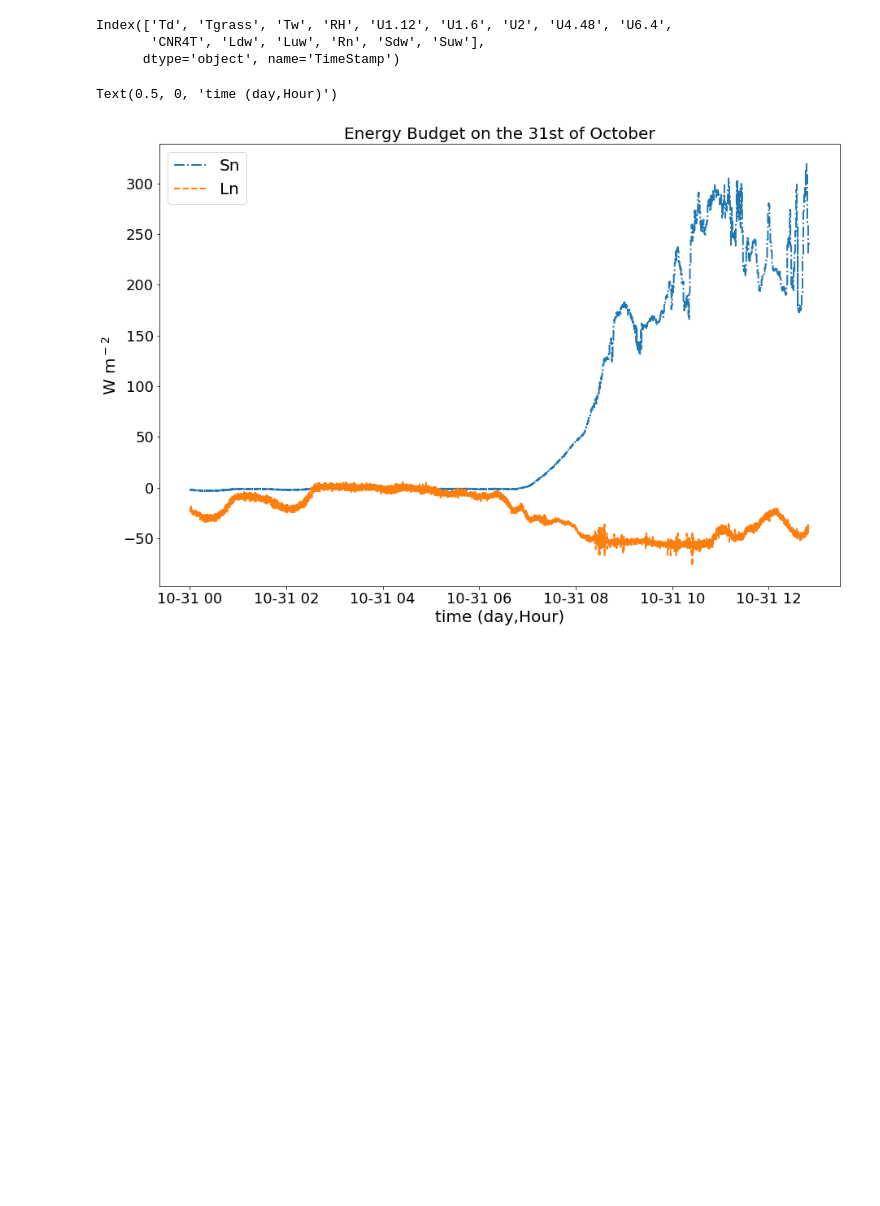
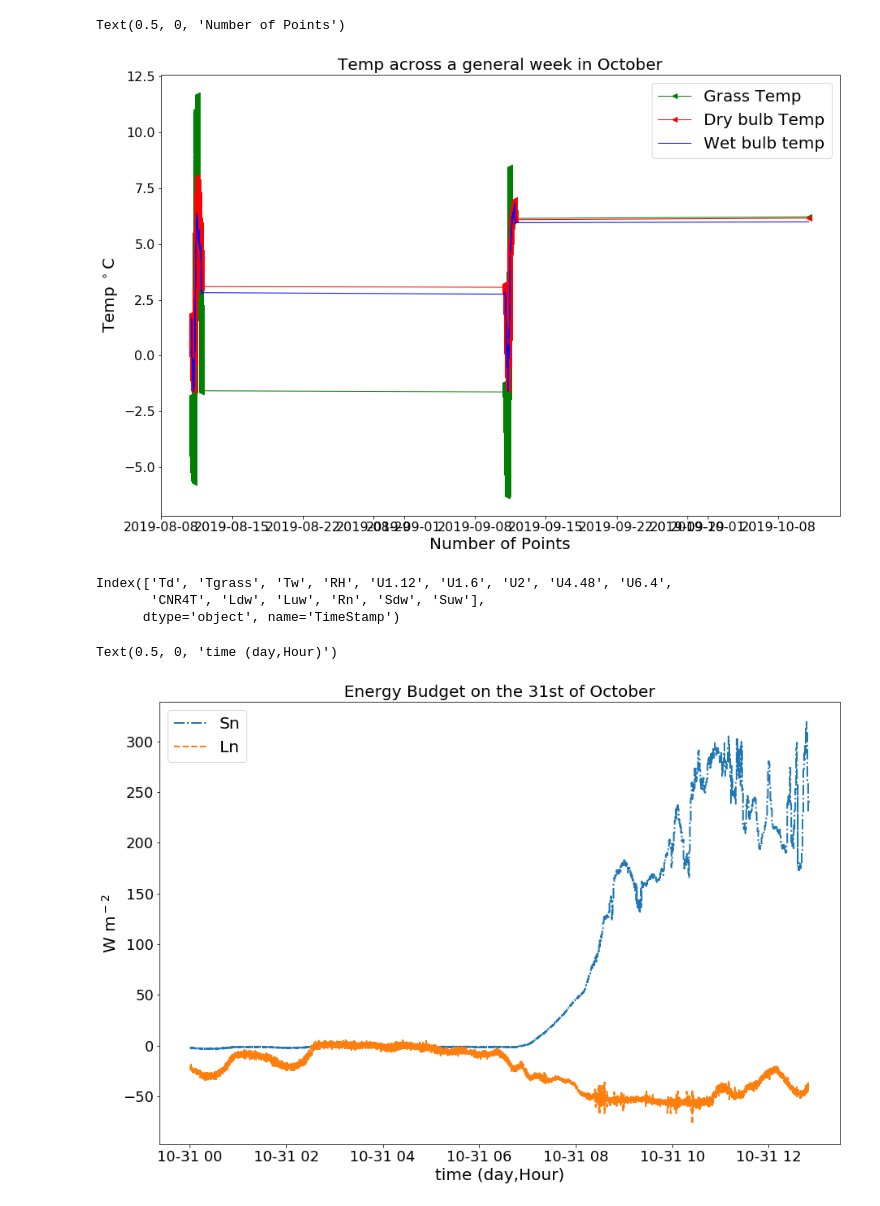
Before and after one commit to IsabelSmith1998/Assignment-Two--25002661, a Jupyter notebook: Assignmnet two.ipynb, the cells around one changed output. Drawn from its saved outputs; the diff is of its cells as text; code cells hidden in the pictures; blank space fills up the shorter version.

```diff
--- a/Assignmnet two.ipynb
+++ b/Assignmnet two.ipynb
@@ -12,3 +58,17 @@ list(Path().cwd().glob('*xlsx'))
+# %%
+plt.figure(num=1, figsize=(15,10))
+plt.plot(figsize=(15,200))
+plt.plot(df9.Tgrass,marker="<",label='Grass Temp',lw=1,color='green')
+plt.plot(df9.Td,marker ='<',label='Dry bulb Temp',lw=1, color='red')
+plt.plot(df9.Tw,"-" ,label='Wet bulb temp',lw=1, color='blue')
+plt.ylabel('Temp $^\circ$C',fontsize=20)
+plt.tick_params(labelsize= 16)
+plt.legend(loc=1,fontsize=20)
+plt.title('Temp across a general week in October',fontsize=20)
+plt.xlabel('Number of Points',fontsize=20)
+# %% [output]
+Text(0.5, 0, 'Number of Points')
+[figure, added]
 # %%
 df31 =pd.read_csv("UoR_Data (7).csv",header=[0,1],index_col=0)
 df31=df31.droplevel(1,axis=1)
```
Also changed, not shown: parts of 8 cells of this notebook, 4 other files.
